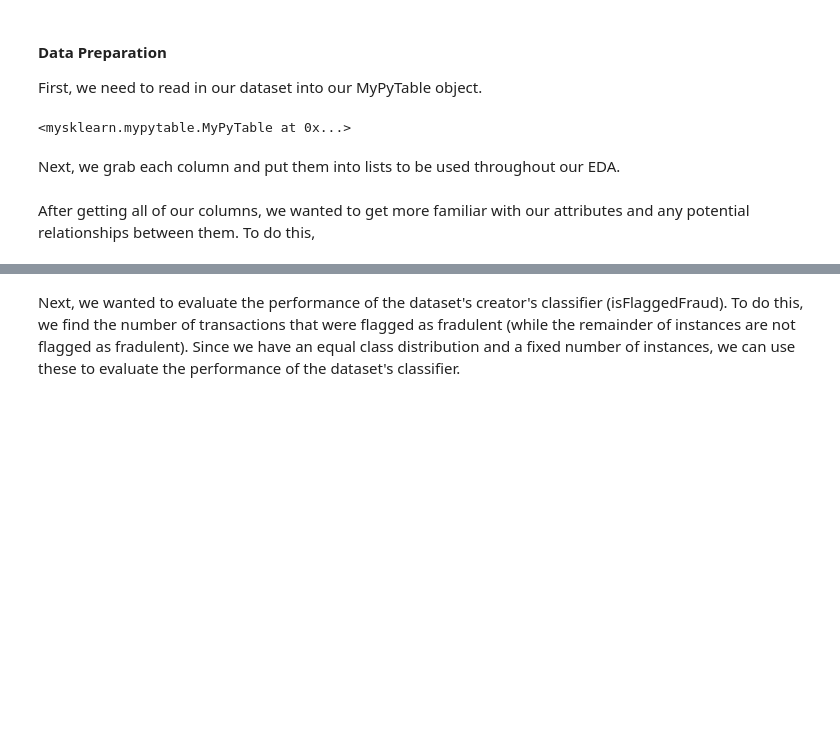
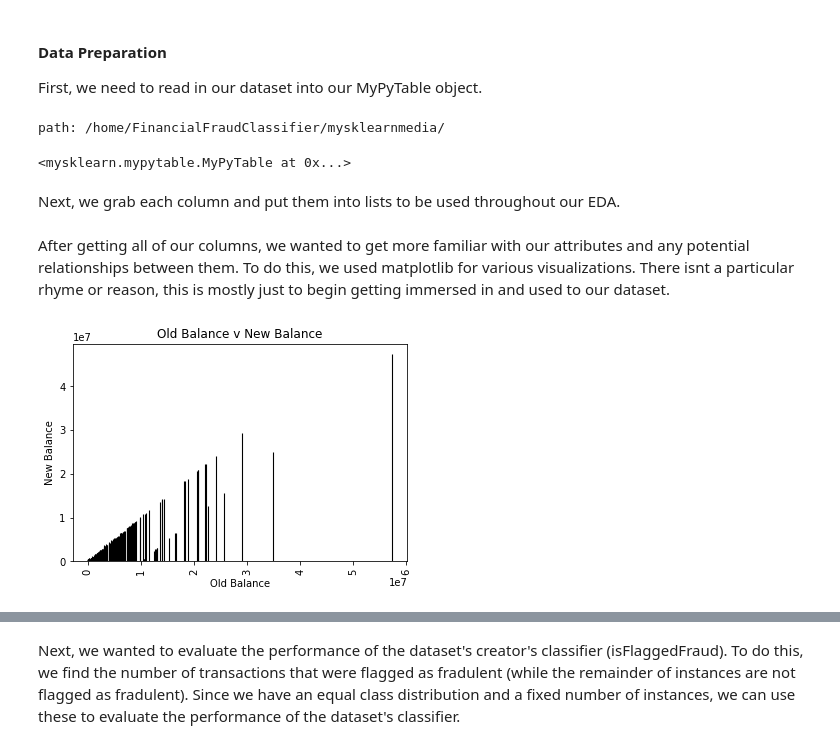
Before and after one commit to sberkson/FinancialFraudClassifier, a Jupyter notebook: EDA.ipynb, the cells around one changed output, grey strips where cells are left out. Drawn from its saved outputs; the diff is of its cells as text; code cells hidden in the pictures; blank space fills up the shorter version.

```diff
--- a/EDA.ipynb
+++ b/EDA.ipynb
@@ -8,11 +8,14 @@ First, we need to read in our dataset into our MyPyTable object.
 # %%
 import mysklearn.plot_utils as plot_utils
 from mysklearn import myclassifiers, myevaluation, mypytable
+import importlib
+importlib.reload(plot_utils)
 
 table = mypytable.MyPyTable()
 table.load_from_file("input_data/Fraud_chop.csv")
 # %% [output]
-<mysklearn.mypytable.MyPyTable at 0x...>
+path: /home/FinancialFraudClassifier/mysklearnmedia/
+<mysklearn.mypytable.MyPyTable at 0x...>
 # %% [markdown]
 Next, we grab each column and put them into lists to be used throughout our EDA.
 # %%
@@ -26,4 +29,8 @@ newBalanceDest = table.get_column("newbalanceDest")
 amount = table.get_column("amount")
 type = table.get_column("type")
 # %% [markdown]
-After getting all of our columns, we wanted to get more familiar with our attributes and any potential relationships between them.  To do this,
+After getting all of our columns, we wanted to get more familiar with our attributes and any potential relationships between them.  To do this, we used matplotlib for various visualizations.  There isnt a particular rhyme or reason, this is mostly just to begin getting immersed in and used to our dataset.
+# %%
+plot_utils.bar_chart_helper(oldBalanceOrg, newBalanceOrig, "Old Balance v New Balance", "Old Balance", "New Balance")
+# %% [output]
+[figure, added]
```
Also changed, not shown: parts of 1 cell of this notebook, 9 other files.
